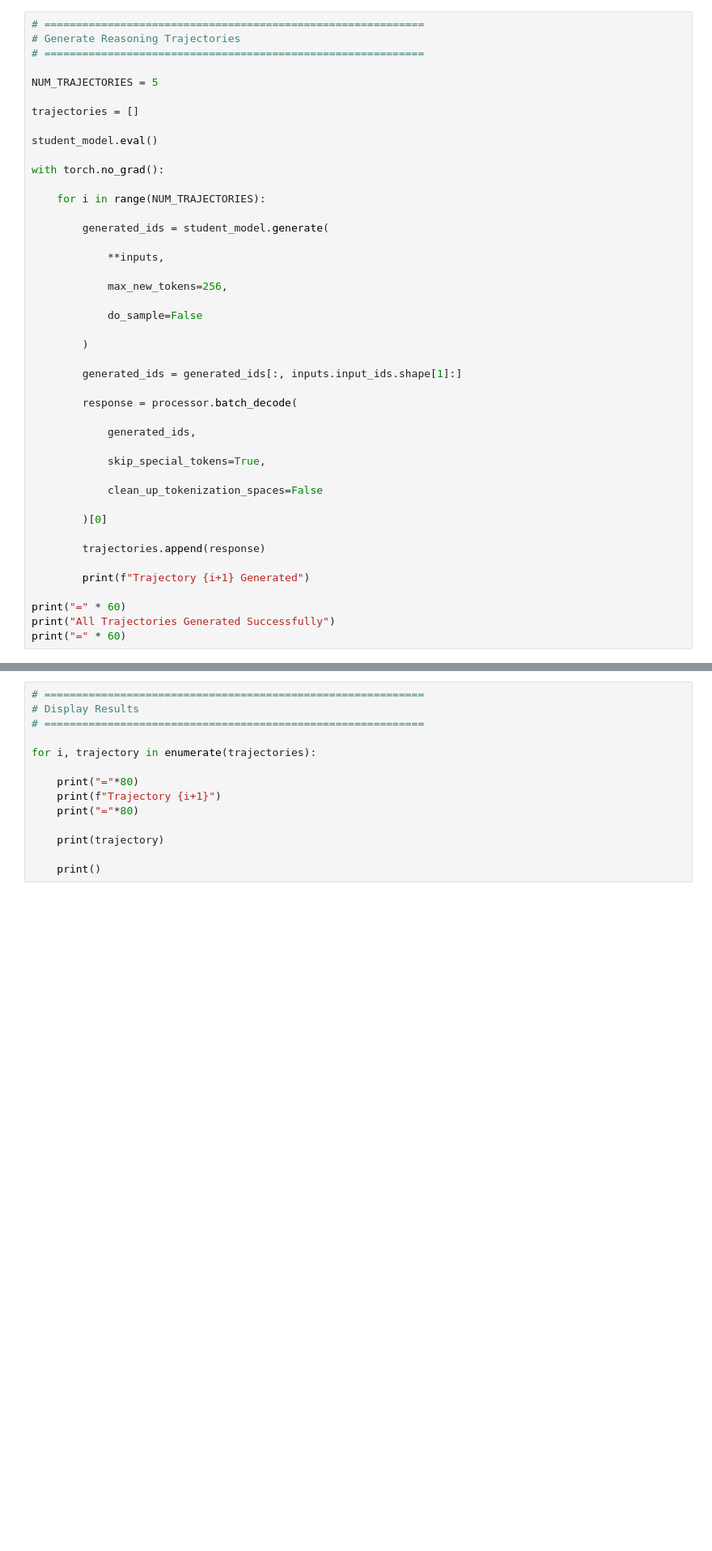
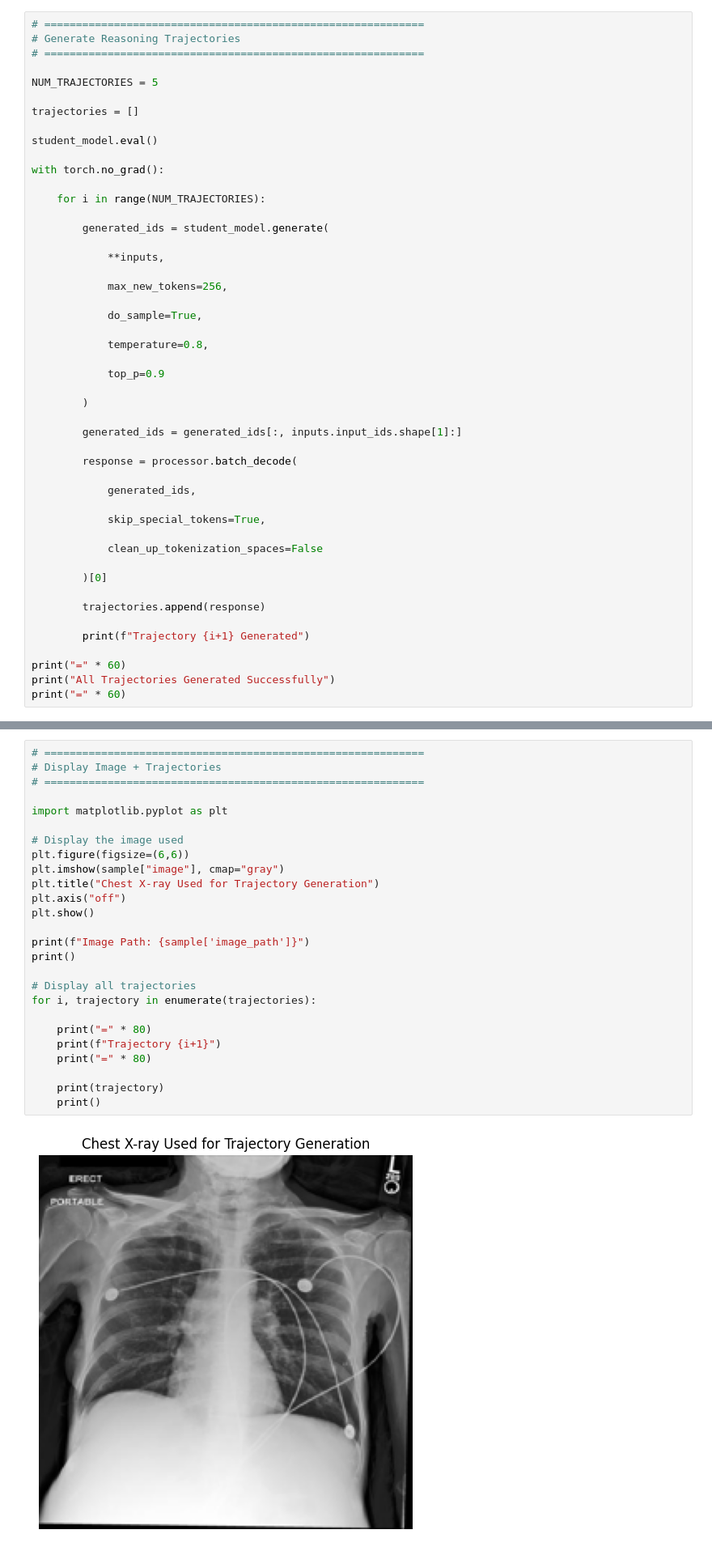
Before and after one commit to Sani05M/AI_and_Healthcare, a Jupyter notebook: Multi_Trajectory_Generation.ipynb, the cells around one changed output, grey strips where cells are left out. Shown at 81% size. Drawn from its saved outputs; the diff is of its cells as text; blank space fills up the shorter version.

```diff
--- a/Multi_Trajectory_Generation.ipynb
+++ b/Multi_Trajectory_Generation.ipynb
@@ -333,7 +380,11 @@ with torch.no_grad():
 
             max_new_tokens=256,
 
-            do_sample=False
+            do_sample=True,
+
+            temperature=0.8,
+
+            top_p=0.9
 
         )
 
@@ -367,16 +418,29 @@ All Trajectories Generated Successfully
 ============================================================
 # %%
 # ============================================================
-# Display Results
+# Display Image + Trajectories
 # ============================================================
 
+import matplotlib.pyplot as plt
+
+# Display the image used
+plt.figure(figsize=(6,6))
+plt.imshow(sample["image"], cmap="gray")
+plt.title("Chest X-ray Used for Trajectory Generation")
+plt.axis("off")
+plt.show()
+
+print(f"Image Path: {sample['image_path']}")
+print()
+
+# Display all trajectories
 for i, trajectory in enumerate(trajectories):
 
-    print("="*80)
+    print("=" * 80)
     print(f"Trajectory {i+1}")
-    print("="*80)
+    print("=" * 80)
 
     print(trajectory)
-
     print()
 # %% [output]
+[figure, added]
```
Also changed, not shown: parts of 8 cells of this notebook.
